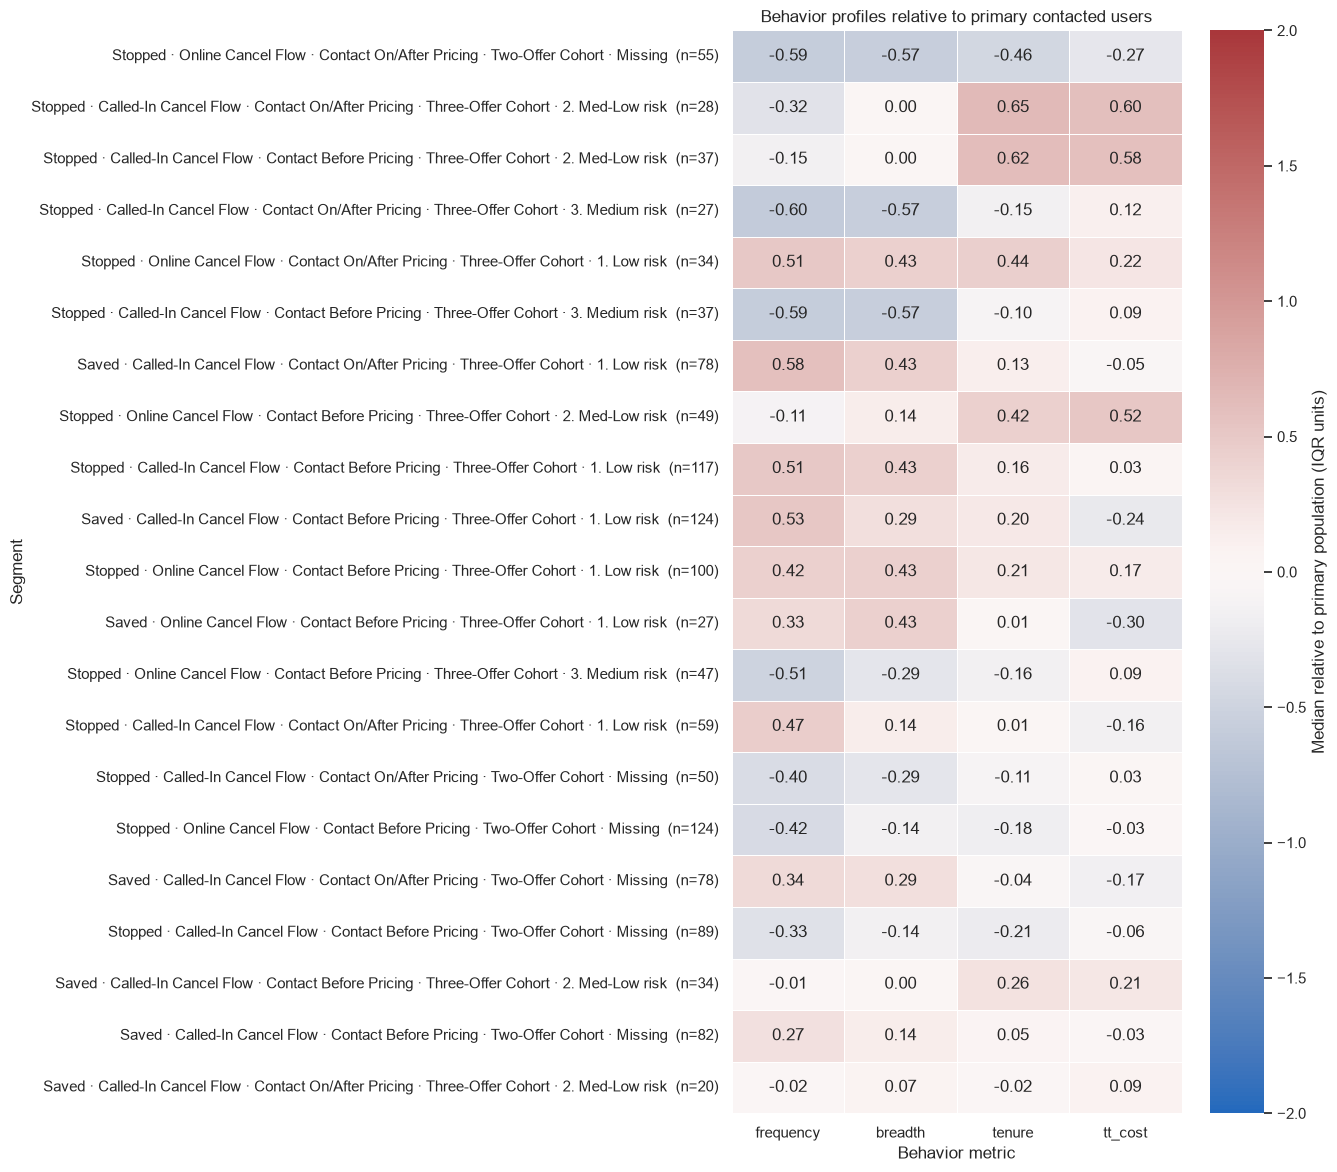
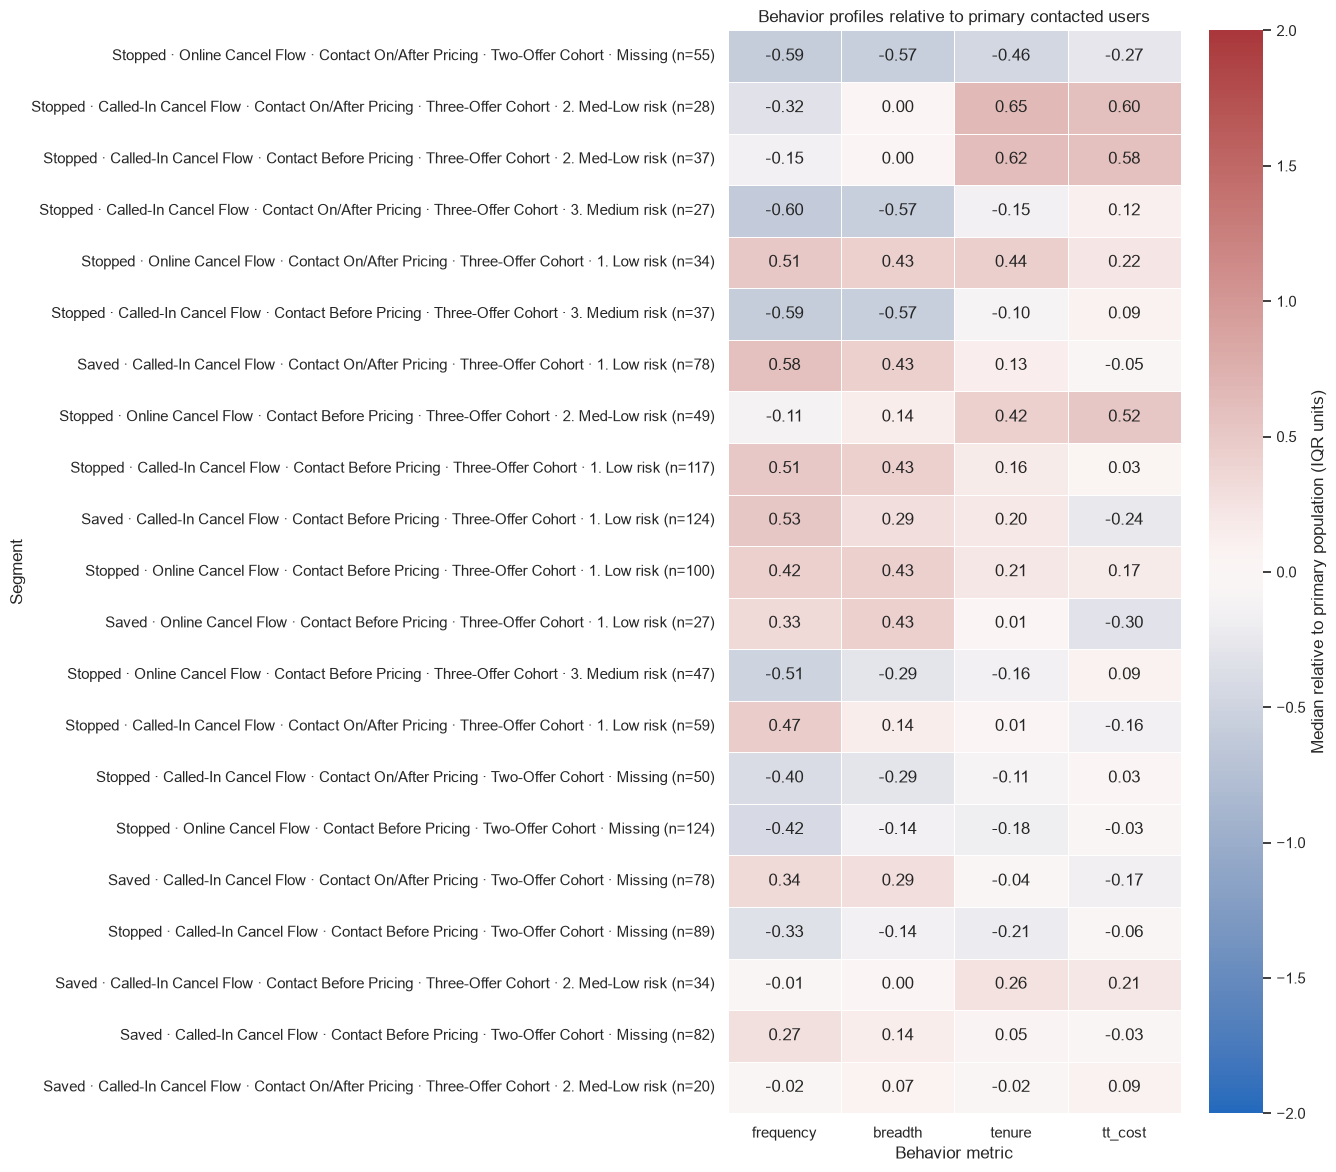
The change to this notebook cell's code, shown as a diff; its figure went from the first image to the second:
--- before
+++ after
@@ -8,7 +8,8 @@
 behavior_profiles.to_csv(TABLE_DIR / "behavior_profiles.csv", index=False)
 display(behavior_profiles.head(10))
-_ = plot_behavior_profile_heatmap(
+_ = plot_profile_or_contrast_heatmap(
     behavior_profiles,
     metrics=NUMERIC_FIELDS,
+    score_type="profile",
     max_rows=30,
     chart_folder=PROFILE_CHART_DIR,

Commit: Refactor test to use plot_profile_or_contrast_heatmap instead of plot_outcome_contrast_heatmap